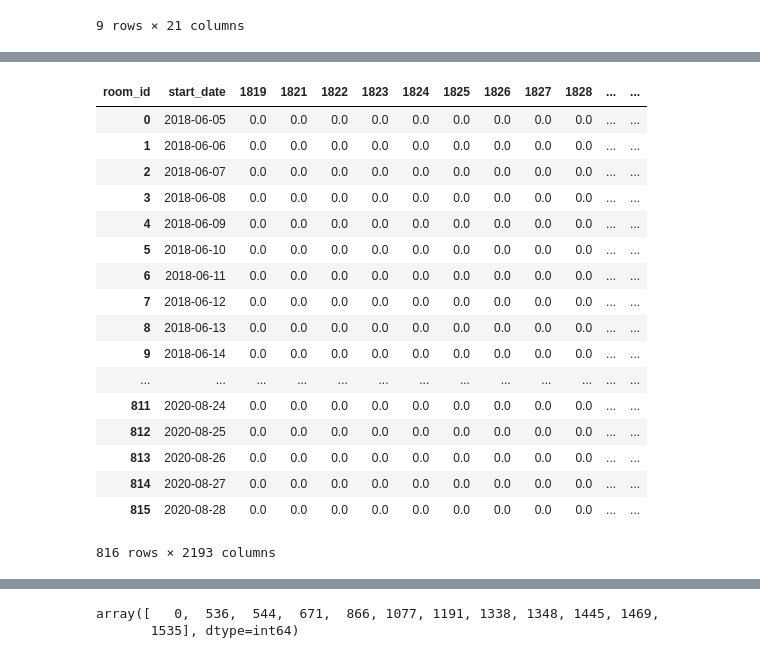
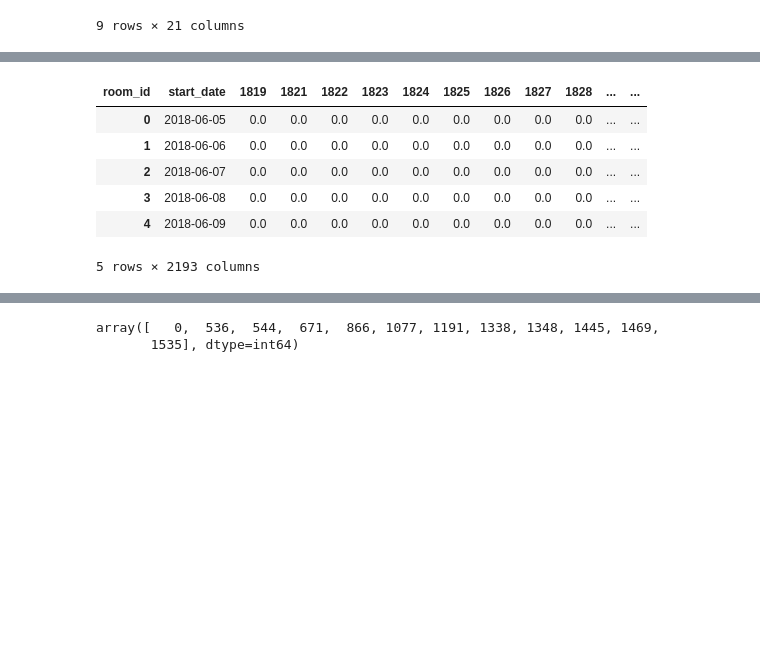
Before and after one commit to johnny12150/19-lab-summer-training, a Jupyter notebook: 0829/inner_data_EDA.ipynb, the cells around one changed output, grey strips where cells are left out. Saved outputs shown, nothing was run; the diff lists cells and outputs as text; code cells hidden in the pictures; blank space fills up the shorter version.

```diff
--- a/0829/inner_data_EDA.ipynb
+++ b/0829/inner_data_EDA.ipynb
@@ -294,27 +215,16 @@ Name: user_id(phone), Length: 505, dtype: int64
 # %%
 stay = pd.crosstab(df['start_date'], df['room_id'])
 # 各房間哪時候沒住人，沒人住的時刻補0
 r = pd.date_range(start=min(df.start_date.astype('datetime64')), end=max(df.start_date.astype('datetime64')))
-stay.reindex(r).fillna(0.0).rename_axis('start_date').reset_index()
+stay.reindex(r).fillna(0.0).rename_axis('start_date').reset_index().head()
 # %% [output]
 | room_id | start_date | 1819 | 1821 | 1822 | 1823 | 1824 | 1825 | 1826 | 1827 | 1828 | ... | ... |
 | 0 | 2018-06-05 | 0.0 | 0.0 | 0.0 | 0.0 | 0.0 | 0.0 | 0.0 | 0.0 | 0.0 | ... | ... |
 | 1 | 2018-06-06 | 0.0 | 0.0 | 0.0 | 0.0 | 0.0 | 0.0 | 0.0 | 0.0 | 0.0 | ... | ... |
 | 2 | 2018-06-07 | 0.0 | 0.0 | 0.0 | 0.0 | 0.0 | 0.0 | 0.0 | 0.0 | 0.0 | ... | ... |
 | 3 | 2018-06-08 | 0.0 | 0.0 | 0.0 | 0.0 | 0.0 | 0.0 | 0.0 | 0.0 | 0.0 | ... | ... |
 | 4 | 2018-06-09 | 0.0 | 0.0 | 0.0 | 0.0 | 0.0 | 0.0 | 0.0 | 0.0 | 0.0 | ... | ... |
-| 5 | 2018-06-10 | 0.0 | 0.0 | 0.0 | 0.0 | 0.0 | 0.0 | 0.0 | 0.0 | 0.0 | ... | ... |
-| 6 | 2018-06-11 | 0.0 | 0.0 | 0.0 | 0.0 | 0.0 | 0.0 | 0.0 | 0.0 | 0.0 | ... | ... |
-| 7 | 2018-06-12 | 0.0 | 0.0 | 0.0 | 0.0 | 0.0 | 0.0 | 0.0 | 0.0 | 0.0 | ... | ... |
-| 8 | 2018-06-13 | 0.0 | 0.0 | 0.0 | 0.0 | 0.0 | 0.0 | 0.0 | 0.0 | 0.0 | ... | ... |
-| 9 | 2018-06-14 | 0.0 | 0.0 | 0.0 | 0.0 | 0.0 | 0.0 | 0.0 | 0.0 | 0.0 | ... | ... |
-| ... | ... | ... | ... | ... | ... | ... | ... | ... | ... | ... | ... | ... |
-| 811 | 2020-08-24 | 0.0 | 0.0 | 0.0 | 0.0 | 0.0 | 0.0 | 0.0 | 0.0 | 0.0 | ... | ... |
-| 812 | 2020-08-25 | 0.0 | 0.0 | 0.0 | 0.0 | 0.0 | 0.0 | 0.0 | 0.0 | 0.0 | ... | ... |
-| 813 | 2020-08-26 | 0.0 | 0.0 | 0.0 | 0.0 | 0.0 | 0.0 | 0.0 | 0.0 | 0.0 | ... | ... |
-| 814 | 2020-08-27 | 0.0 | 0.0 | 0.0 | 0.0 | 0.0 | 0.0 | 0.0 | 0.0 | 0.0 | ... | ... |
-| 815 | 2020-08-28 | 0.0 | 0.0 | 0.0 | 0.0 | 0.0 | 0.0 | 0.0 | 0.0 | 0.0 | ... | ... |
-816 rows × 2193 columns
+5 rows × 2193 columns
 # %%
 # 住過最多不同間飯店的user
 live.astype(bool).sum().sort_values(ascending=False)
```
Also changed, not shown: parts of 14 cells of this notebook.
